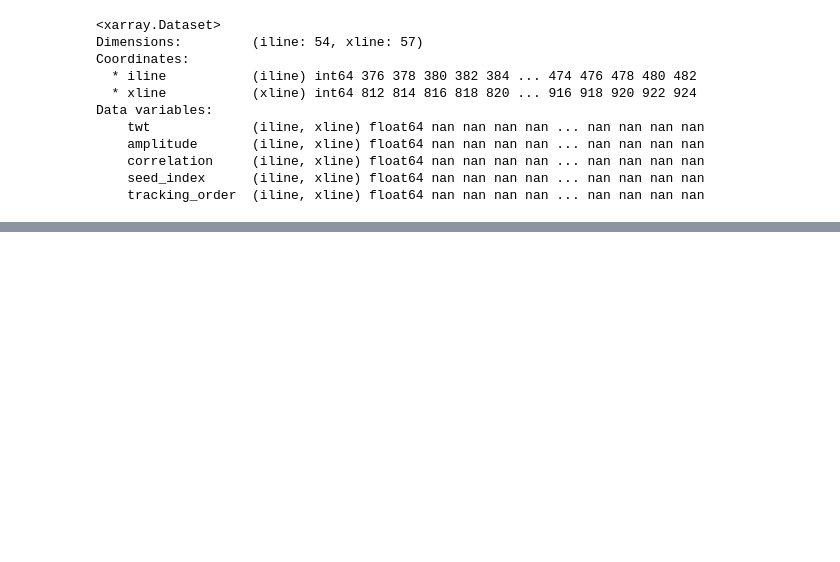
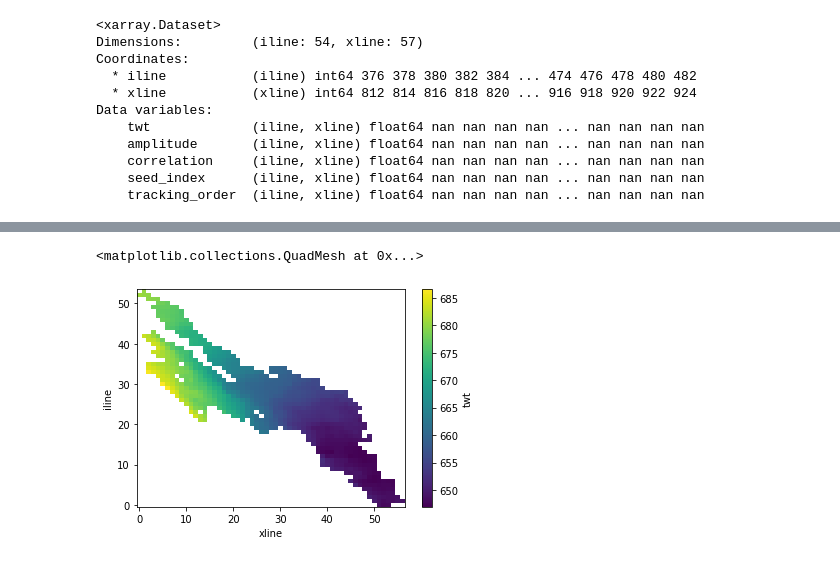
Before and after one commit to softwareunderground/gio, a Jupyter notebook: notebooks/Read_OpendTect_horizon.ipynb, the cells around one changed output, grey strips where cells are left out. Saved outputs shown, nothing was run; the diff lists cells and outputs as text; code cells hidden in the pictures; blank space fills up the shorter version.

```diff
--- a/notebooks/Read_OpendTect_horizon.ipynb
+++ b/notebooks/Read_OpendTect_horizon.ipynb
@@ -19,0 +133,5 @@ Data variables:
+# %%
+fname = '../data/OdT/3d_horizon/Segment_XY_No-header.dat'
+
+ds = gio.read_odt(fname, names=['X', 'Y', 'TWT'])
+ds
@@ -19,0 +148,5 @@ Data variables:
+# %%
+ds['twt'].plot()
+# %% [output]
+<matplotlib.collections.QuadMesh at 0x...>
+[figure, added]
```
Also changed, not shown: parts of 18 cells of this notebook, 6 other files.
